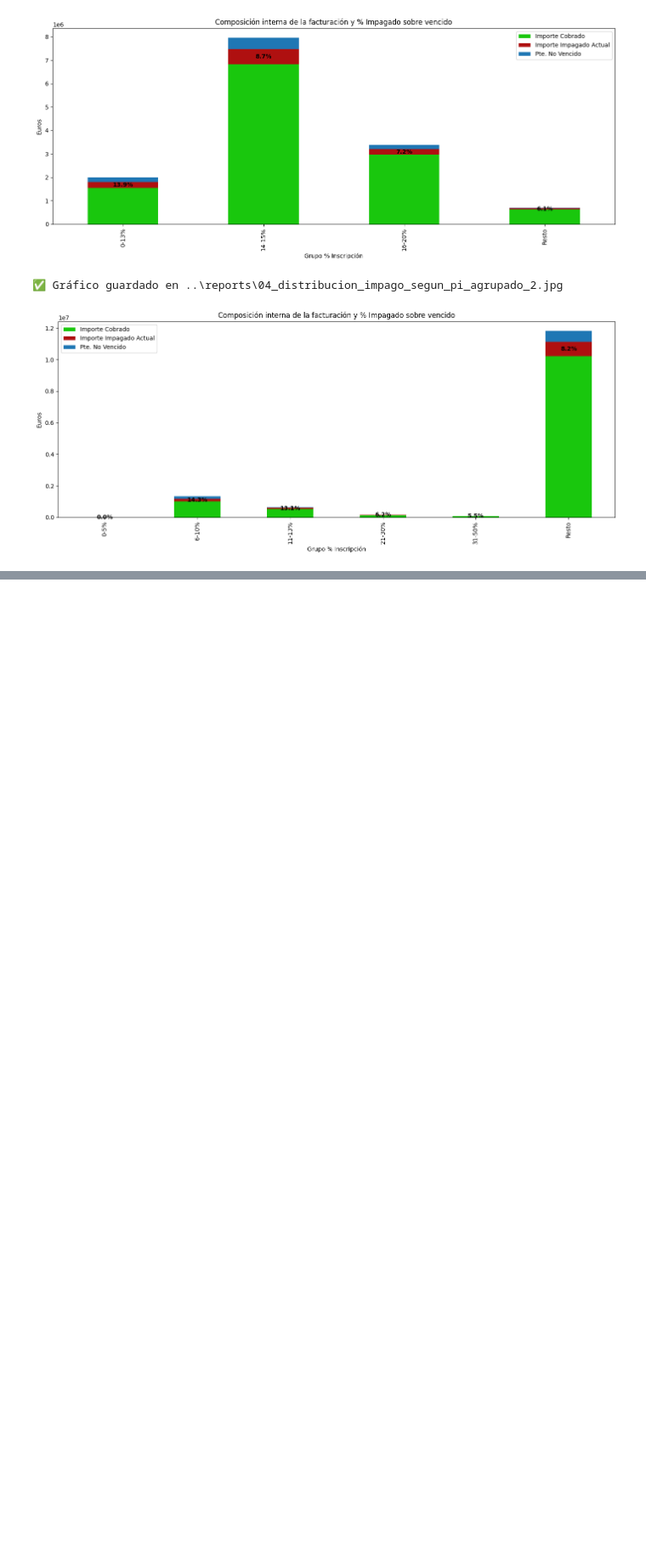
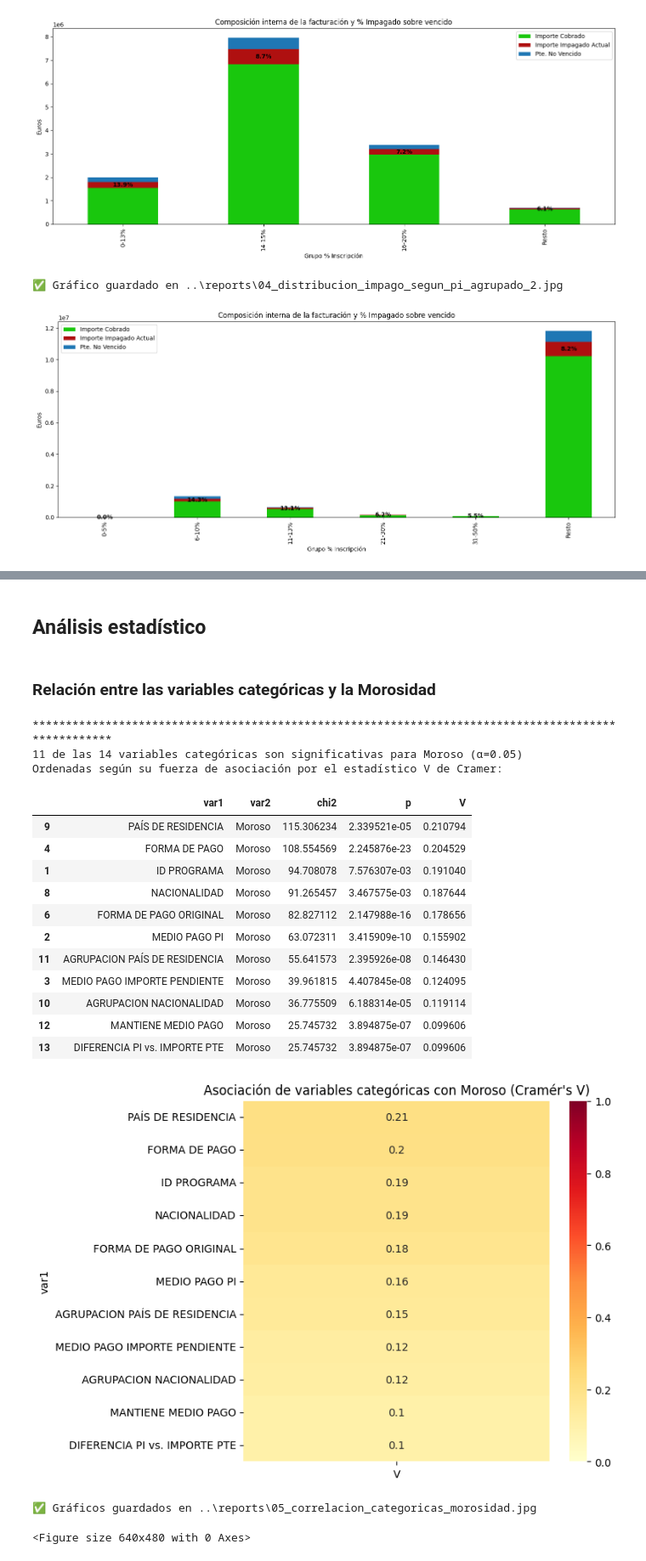
Before and after one commit to clorofilo/prediccion-morosidad, a Jupyter notebook: notebooks/01_eda.ipynb, the cells around one changed output, grey strips where cells are left out. Shown: that part at 85% size. Drawn from its saved outputs; the diff is of its cells as text; code cells hidden in the pictures; blank space fills up the shorter version.

```diff
--- a/notebooks/01_eda.ipynb
+++ b/notebooks/01_eda.ipynb
@@ -460,0 +685,28 @@ df_result_agg_2 = plot_facturacion_custom(df_convo_deuda,agrupar_tramo_2,
+# %% [markdown]
+## Análisis estadístico
+# %% [markdown]
+### Relación entre las variables categóricas y la Morosidad
+# %%
+df_relacion_categoricas = analizar_categoricas_vs_objetivo(
+    df_convo_deuda,
+      target_col="Moroso",
+      output_path=os.path.join(path_reports, "05_correlacion_categoricas_morosidad.jpg"))
+# %% [output]
+****************************************************************************************************
+11 de las 14 variables categóricas son significativas para Moroso (α=0.05)
+Ordenadas según su fuerza de asociación por el estadístico V de Cramer:
+|  | var1 | var2 | chi2 | p | V |
+| 9 | PAÍS DE RESIDENCIA | Moroso | 115.306234 | 2.339521e-05 | 0.210794 |
+| 4 | FORMA DE PAGO | Moroso | 108.554569 | 2.245876e-23 | 0.204529 |
+| 1 | ID PROGRAMA | Moroso | 94.708078 | 7.576307e-03 | 0.191040 |
+| 8 | NACIONALIDAD | Moroso | 91.265457 | 3.467575e-03 | 0.187644 |
+| 6 | FORMA DE PAGO ORIGINAL | Moroso | 82.827112 | 2.147988e-16 | 0.178656 |
+| 2 | MEDIO PAGO PI | Moroso | 63.072311 | 3.415909e-10 | 0.155902 |
+| 11 | AGRUPACION PAÍS DE RESIDENCIA | Moroso | 55.641573 | 2.395926e-08 | 0.146430 |
+| 3 | MEDIO PAGO IMPORTE PENDIENTE | Moroso | 39.961815 | 4.407845e-08 | 0.124095 |
+| 10 | AGRUPACION NACIONALIDAD | Moroso | 36.775509 | 6.188314e-05 | 0.119114 |
+| 12 | MANTIENE MEDIO PAGO | Moroso | 25.745732 | 3.894875e-07 | 0.099606 |
+| 13 | DIFERENCIA PI vs. IMPORTE PTE | Moroso | 25.745732 | 3.894875e-07 | 0.099606 |
+[figure, added]
+✅ Gráficos guardados en ..\reports\05_correlacion_categoricas_morosidad.jpg
+<Figure size 640x480 with 0 Axes>
```
Also changed, not shown: parts of 17 cells of this notebook, 8 other files.
